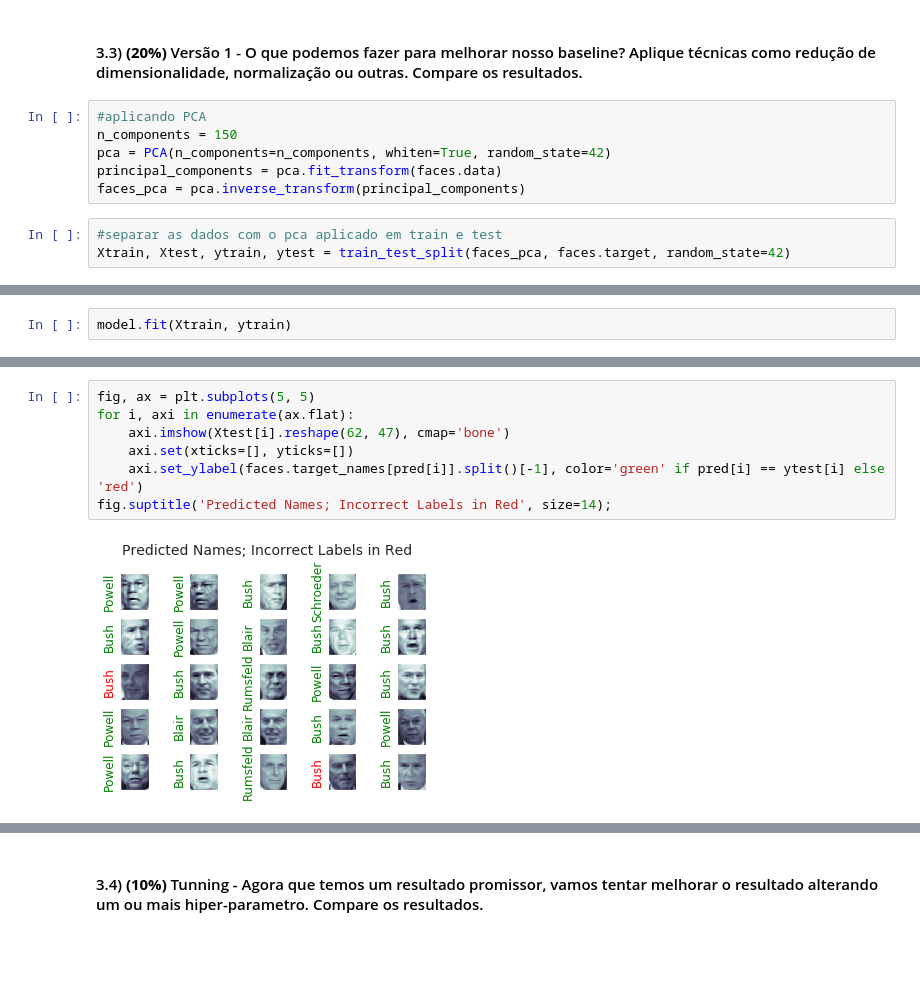
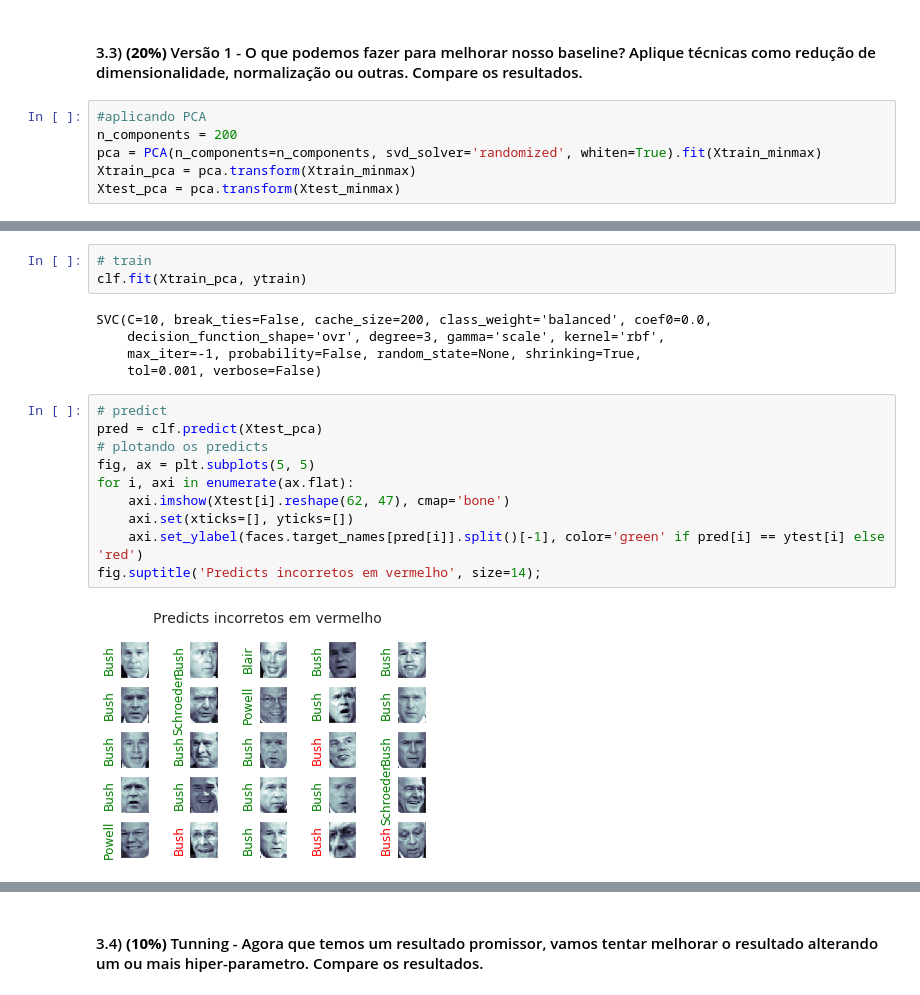
Before and after one commit to vbruno96/classificador_projeto_2, a Jupyter notebook: notebook.ipynb, the cells around one changed output, grey strips where cells are left out. Drawn from its saved outputs; the diff is of its cells as text; blank space fills up the shorter version.

```diff
--- a/notebook.ipynb
+++ b/notebook.ipynb
@@ -142,10 +132,7 @@ plt.ylabel('predicted label');
 #### 3.3) **(20%)** Versão 1 - O que podemos fazer para melhorar nosso baseline? Aplique técnicas como redução de dimensionalidade, normalização ou outras. Compare os resultados.
 # %%
 #aplicando PCA
-n_components = 150
-pca = PCA(n_components=n_components, whiten=True, random_state=42)
-principal_components = pca.fit_transform(faces.data)
-faces_pca = pca.inverse_transform(principal_components)
+n_components = 200
+pca = PCA(n_components=n_components, svd_solver='randomized', whiten=True).fit(Xtrain_minmax)
+Xtrain_pca = pca.transform(Xtrain_minmax)
+Xtest_pca = pca.transform(Xtest_minmax)
-# %%
-#separar as dados com o pca aplicado em train e test
-Xtrain, Xtest, ytrain, ytest = train_test_split(faces_pca, faces.target, random_state=42)
@@ -154,2 +138,0 @@ model = make_pipeline(pca, cls)
-# %%
-model.fit(Xtrain, ytrain)
@@ -187,10 +139,21 @@ array([0, 0, 2, 3, 2, 2, 0, 4, 2, 2, 2, 2, 1, 0, 2, 0, 4, 4, 2, 0, 0, 2,
+# %%
+# train
+clf.fit(Xtrain_pca, ytrain)
+# %% [output]
+SVC(C=10, break_ties=False, cache_size=200, class_weight='balanced', coef0=0.0,
+    decision_function_shape='ovr', degree=3, gamma='scale', kernel='rbf',
+    max_iter=-1, probability=False, random_state=None, shrinking=True,
+    tol=0.001, verbose=False)
 # %%
+# predict
+pred = clf.predict(Xtest_pca)
+# plotando os predicts
 fig, ax = plt.subplots(5, 5)
 for i, axi in enumerate(ax.flat):
     axi.imshow(Xtest[i].reshape(62, 47), cmap='bone')
     axi.set(xticks=[], yticks=[])
     axi.set_ylabel(faces.target_names[pred[i]].split()[-1], color='green' if pred[i] == ytest[i] else 'red')
-fig.suptitle('Predicted Names; Incorrect Labels in Red', size=14);
+fig.suptitle('Predicts incorretos em vermelho', size=14);
 # %% [output]
-[figure, old version]
+[figure, new version]
 # %%
```
Also changed, not shown: parts of 51 cells of this notebook.
